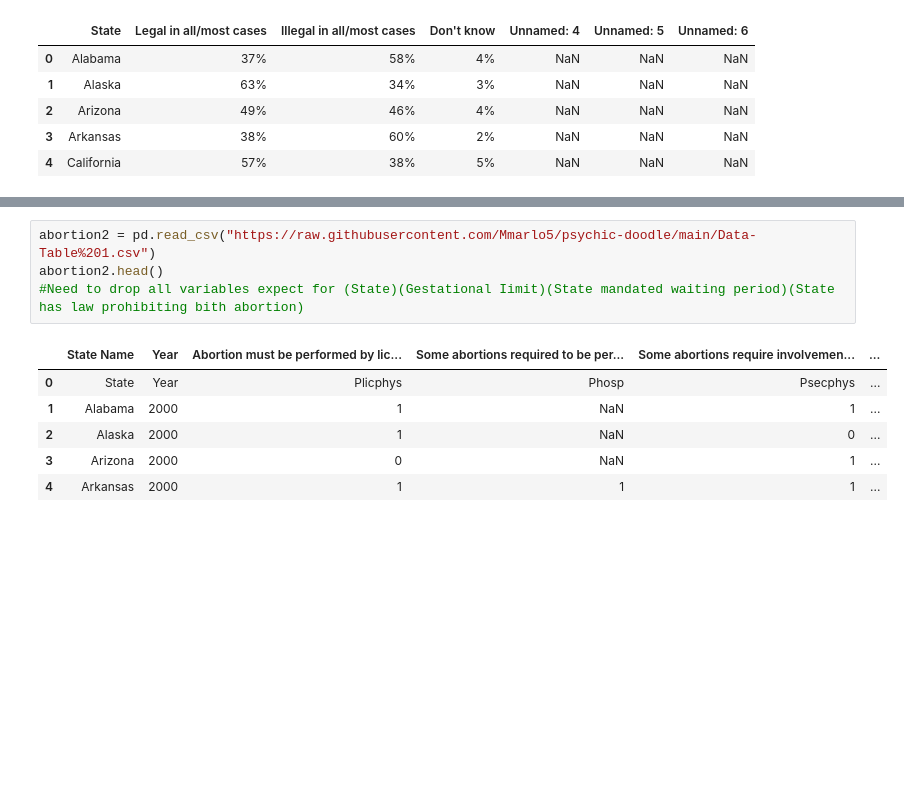
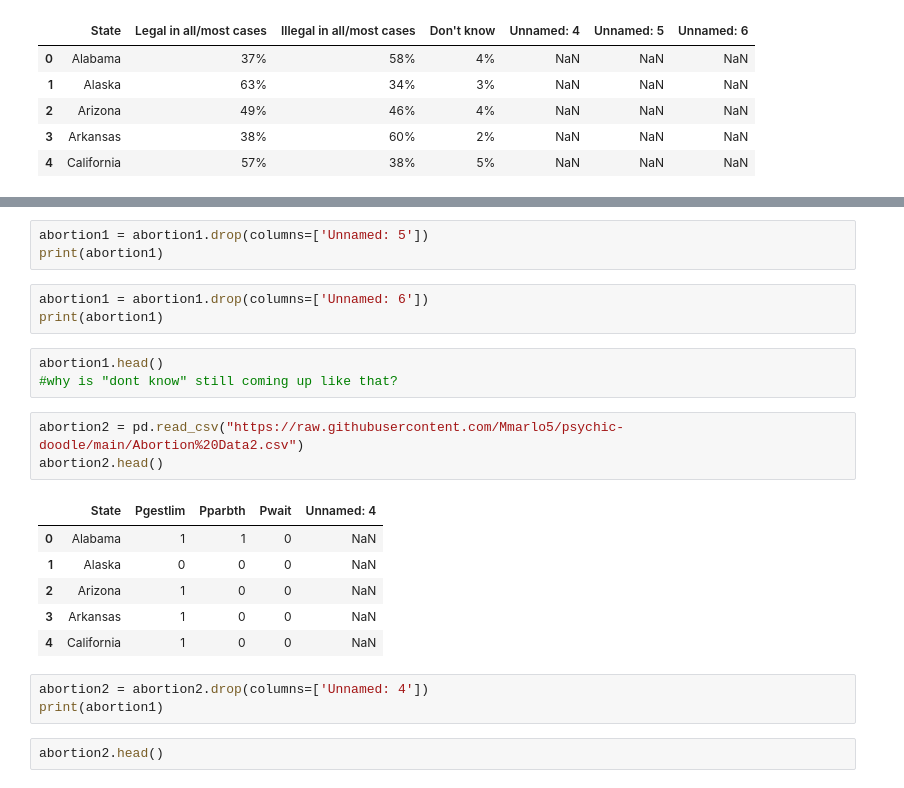
Before and after one commit to Mmarlo5/psychic-doodle, a Jupyter notebook: Problem_Set_2.ipynb, the cells around one changed output, grey strips where cells are left out. Saved outputs shown, nothing was run; the diff lists cells and outputs as text; blank space fills up the shorter version.

```diff
--- a/Problem_Set_2.ipynb
+++ b/Problem_Set_2.ipynb
@@ -105,14 +93,27 @@ print(abortion1)
+# %%
+abortion1 = abortion1.drop(columns=['Unnamed: 5'])
+print(abortion1)
+# %%
+abortion1 = abortion1.drop(columns=['Unnamed: 6'])
+print(abortion1)
+# %%
+abortion1.head()
+#why is "dont know" still coming up like that?
 # %%
-abortion2 = pd.read_csv("https://raw.githubusercontent.com/Mmarlo5/psychic-doodle/main/Data-Table%201.csv")
+abortion2 = pd.read_csv("https://raw.githubusercontent.com/Mmarlo5/psychic-doodle/main/Abortion%20Data2.csv")
 abortion2.head()
-#Need to drop all variables expect for (State)(Gestational Iimit)(State mandated waiting period)(State has law prohibiting bith abortion)
 # %% [output]
-|  | State Name | Year | Abortion must be performed by lic... | Some abortions required to be per... | Some abortions require involvemen... | ... |
-| 0 | State | Year | Plicphys | Phosp | Psecphys | ... |
-| 1 | Alabama | 2000 | 1 | NaN | 1 | ... |
-| 2 | Alaska | 2000 | 1 | NaN | 0 | ... |
-| 3 | Arizona | 2000 | 0 | NaN | 1 | ... |
-| 4 | Arkansas | 2000 | 1 | 1 | 1 | ... |
+|  | State | Pgestlim | Pparbth | Pwait | Unnamed: 4 |
+| 0 | Alabama | 1 | 1 | 0 | NaN |
+| 1 | Alaska | 0 | 0 | 0 | NaN |
+| 2 | Arizona | 1 | 0 | 0 | NaN |
+| 3 | Arkansas | 1 | 0 | 0 | NaN |
+| 4 | California | 1 | 0 | 0 | NaN |
+# %%
+abortion2 = abortion2.drop(columns=['Unnamed: 4'])
+print(abortion1)
+# %%
+abortion2.head()
 # %%
 abortion3=pd.read_csv("https://raw.githubusercontent.com/Mmarlo5/psychic-doodle/main/Abortion%20data_3.csv")
 abortion3.head()
```
Also changed, not shown: parts of 5 cells of this notebook.
